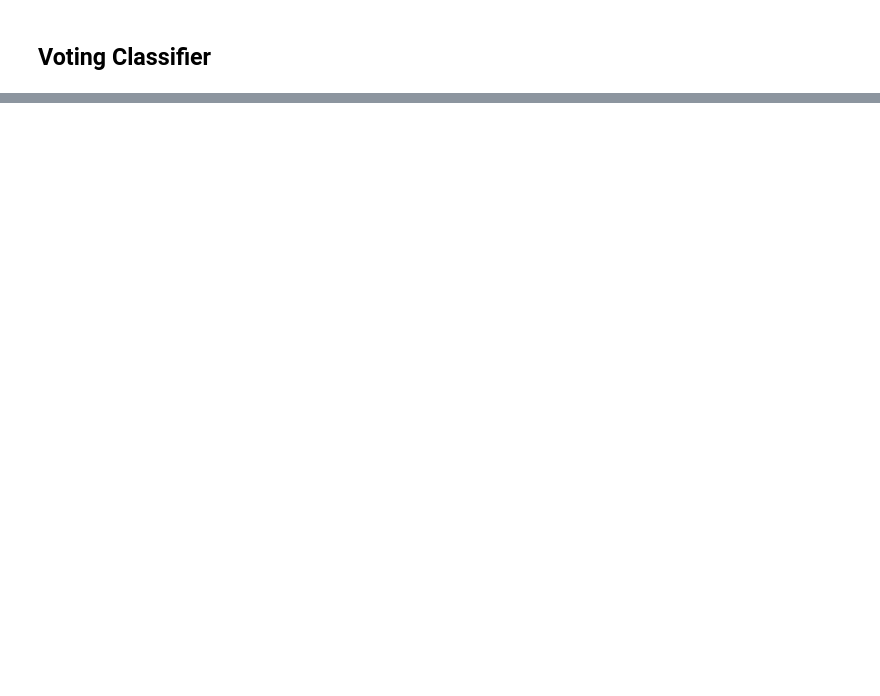
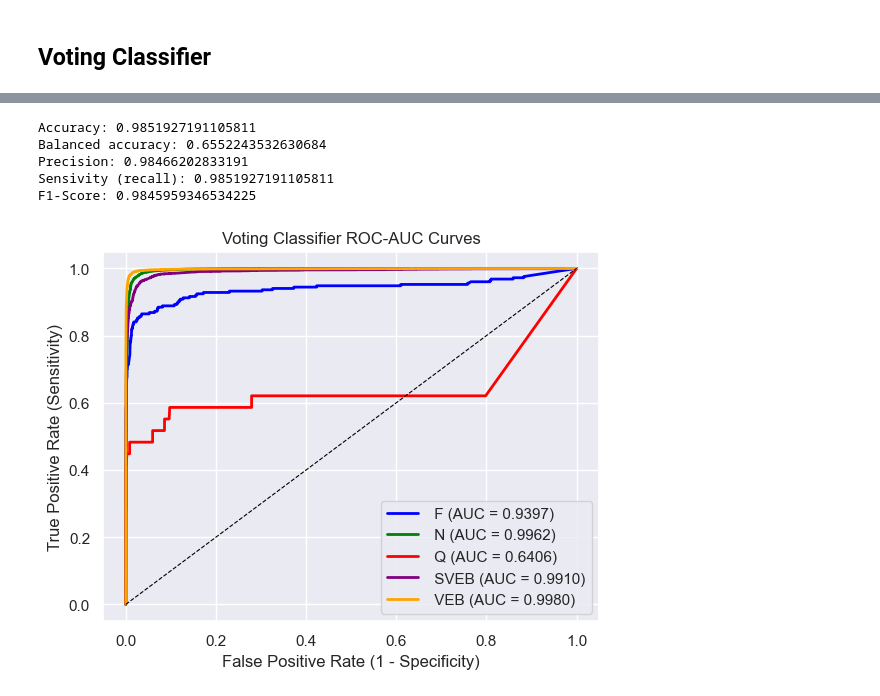
Before and after one commit to a-smaruj/ML_Project_Arrhythmia_Classification, a Jupyter notebook: main.ipynb, the cells around one changed output, grey strips where cells are left out. Drawn from its saved outputs; the diff is of its cells as text; code cells hidden in the pictures; blank space fills up the shorter version.

```diff
--- a/main.ipynb
+++ b/main.ipynb
@@ -765,0 +839,8 @@ confussion_matrix(y_data_test, y_pred)
+# %%
+best_voting_soft = VotingClassifier(estimators=[
+    ('decision_tree', best_dt_model),
+    ('random_forest', best_rf_model),
+    ('knn', best)
+], voting='soft', weights=[1, 4, 1])
+
+best_voting_soft.fit(X_data_train, y_data_train)
@@ -765,0 +860,13 @@ confussion_matrix(y_data_test, y_pred)
+# %%
+y_pred = best_voting_soft.predict(X_data_test)
+accuracy_assessment(y_data_test, y_pred)
+# %% [output]
+Accuracy: 0.9851927191105811
+Balanced accuracy: 0.6552243532630684
+Precision: 0.98466202833191
+Sensivity (recall): 0.9851927191105811
+F1-Score: 0.9845959346534225
+# %%
+our_roc_curves(X_data_test, y_data_test, best_voting_soft, "Voting Classifier ROC-AUC Curves")
+# %% [output]
+[figure, added]
```
Also changed, not shown: parts of 40 cells of this notebook, 1 other file.
